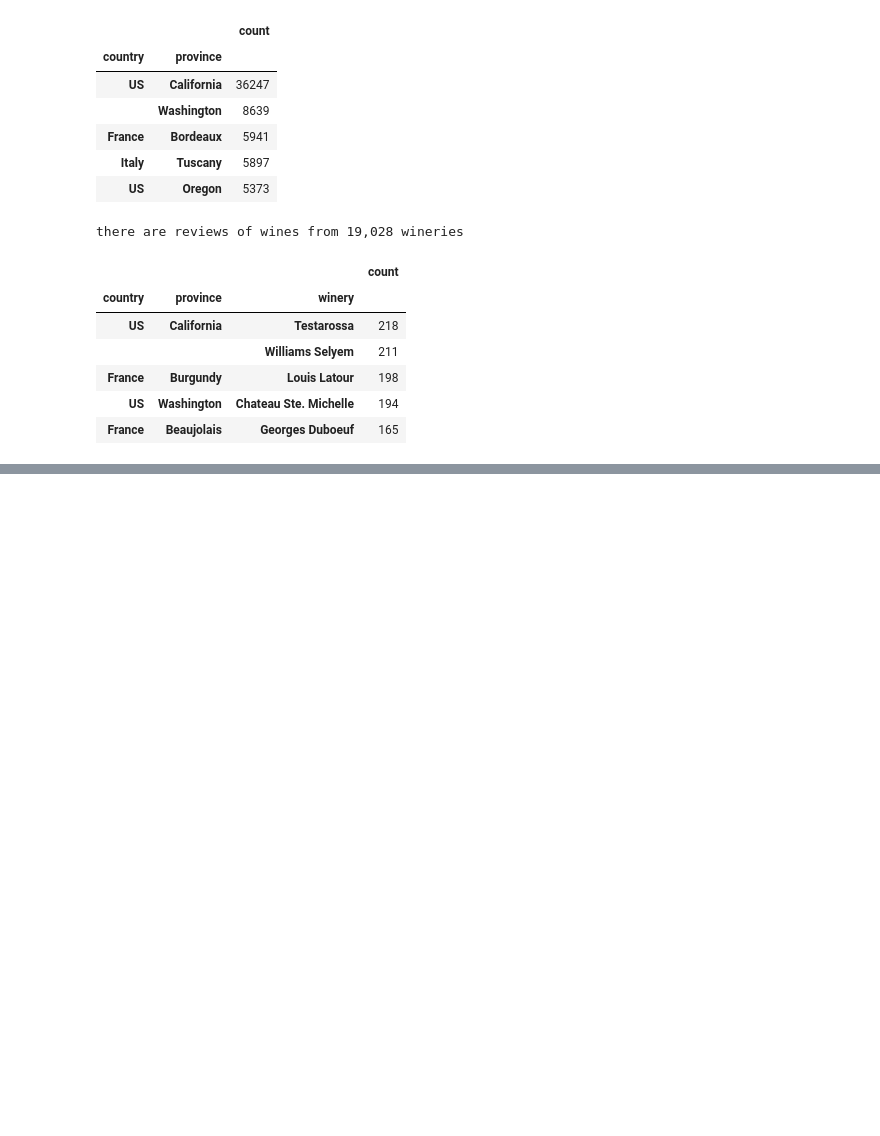
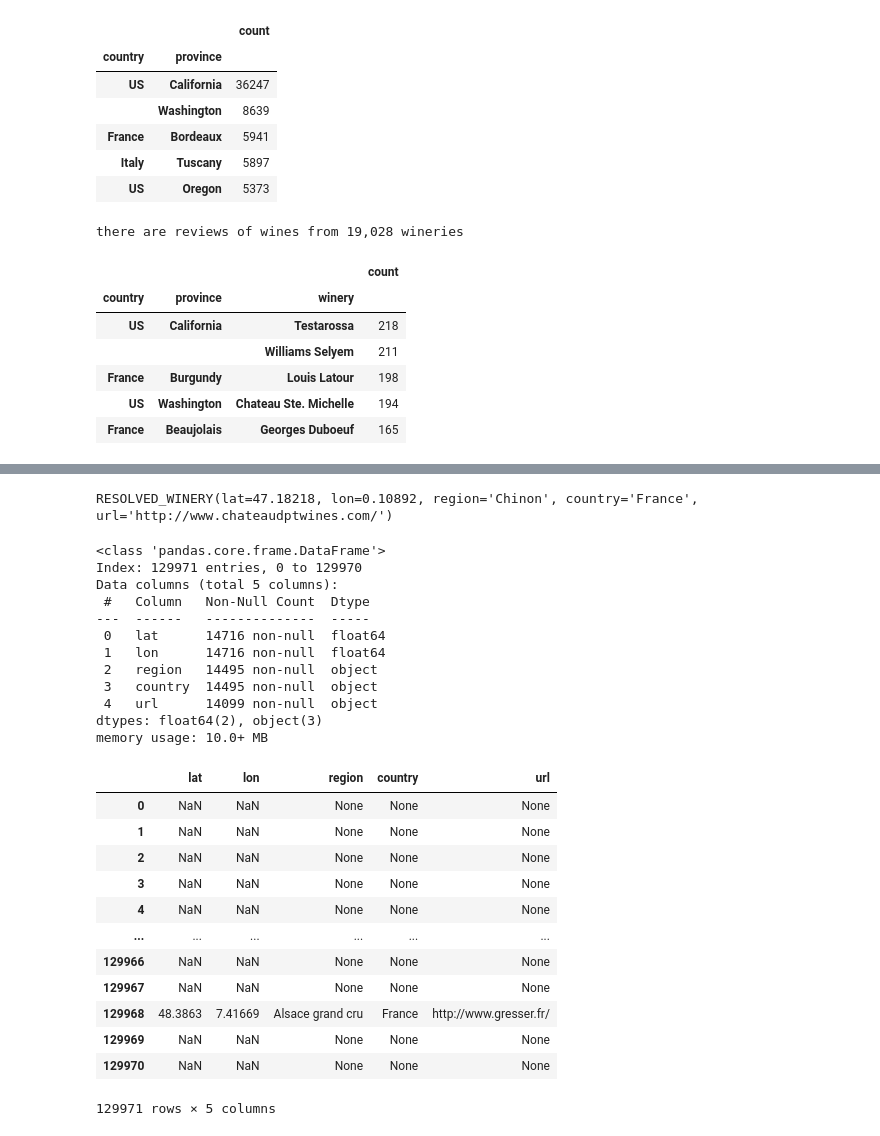
Before and after one commit to pasmith/oenologist, a Jupyter notebook: kaggle-reviews.ipynb, the cells around one changed output, grey strips where cells are left out. Saved outputs shown, nothing was run; the diff lists cells and outputs as text; code cells hidden in the pictures; blank space fills up the shorter version.

```diff
--- a/kaggle-reviews.ipynb
+++ b/kaggle-reviews.ipynb
@@ -112,0 +136,34 @@ there are reviews of wines from 19,028 wineries
+# %%
+geocode(s)
+# %% [output]
+RESOLVED_WINERY(lat=47.18218, lon=0.10892, region='Chinon', country='France', url='http://www.chateaudptwines.com/')
+# %%
+locations = pd.DataFrame(filter(lambda loc: loc is not None, reviews.swifter.apply(geocode, axis=1)), index=reviews.index)
+locations.info()
+locations
+# %% [output]
+<class 'pandas.core.frame.DataFrame'>
+Index: 129971 entries, 0 to 129970
+Data columns (total 5 columns):
+ #   Column   Non-Null Count  Dtype
+---  ------   --------------  -----
+ 0   lat      14716 non-null  float64
+ 1   lon      14716 non-null  float64
+ 2   region   14495 non-null  object
+ 3   country  14495 non-null  object
+ 4   url      14099 non-null  object
+dtypes: float64(2), object(3)
+memory usage: 10.0+ MB
+|  | lat | lon | region | country | url |
+| 0 | NaN | NaN | None | None | None |
+| 1 | NaN | NaN | None | None | None |
+| 2 | NaN | NaN | None | None | None |
+| 3 | NaN | NaN | None | None | None |
+| 4 | NaN | NaN | None | None | None |
+| ... | ... | ... | ... | ... | ... |
+| 129966 | NaN | NaN | None | None | None |
+| 129967 | NaN | NaN | None | None | None |
+| 129968 | 48.3863 | 7.41669 | Alsace grand cru | France | http://www.gresser.fr/ |
+| 129969 | NaN | NaN | None | None | None |
+| 129970 | NaN | NaN | None | None | None |
+129971 rows × 5 columns
```
Also changed, not shown: parts of 5 cells of this notebook, 2 other files.
